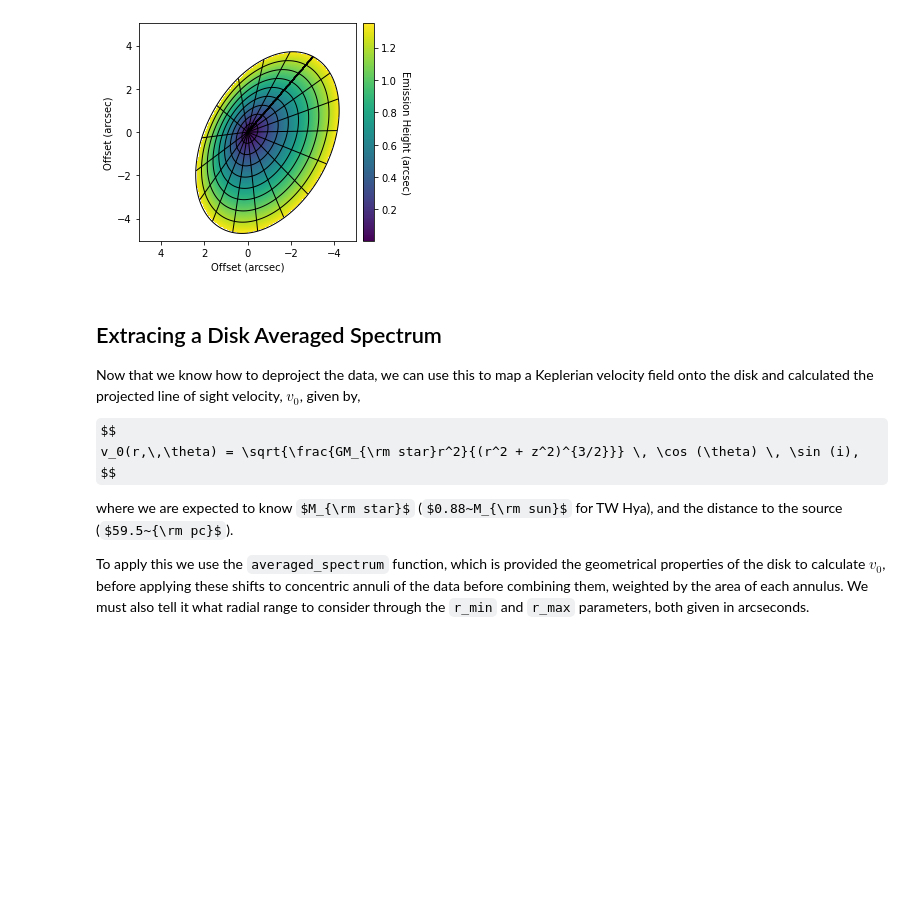
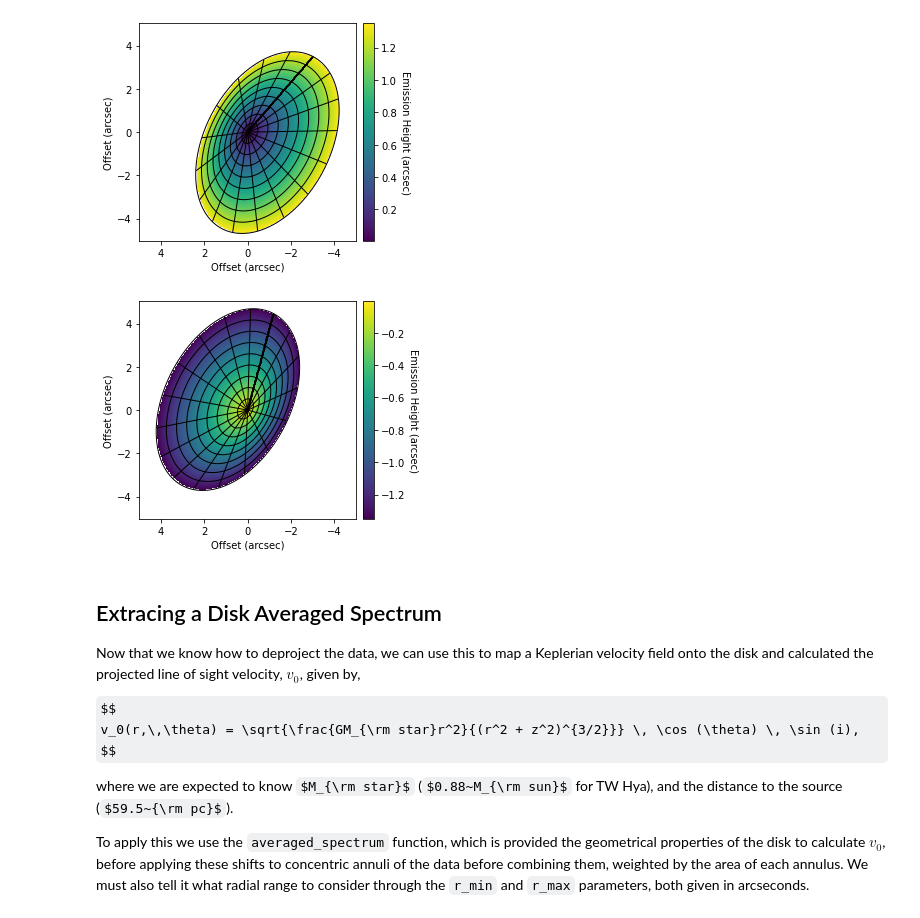
Before and after one commit to richteague/gofish, a Jupyter notebook: docs/user/fishing_basics.ipynb, the cells around one changed output. Drawn from its saved outputs; the diff is of its cells as text; code cells hidden in the pictures; some formulas as TeX source; blank space fills up the shorter version.

```diff
--- a/docs/user/fishing_basics.ipynb
+++ b/docs/user/fishing_basics.ipynb
@@ -107,6 +107,20 @@ ax.set_ylabel('Offset (arcsec)')
 cb.set_label('Emission Height (arcsec)', rotation=270, labelpad=13)
 # %% [output]
 [figure]
+# %%
+rvals, tvals, zvals = cube.disk_coords(inc=130.0, PA=152.0, z0=-0.3, psi=1.0, force_positive_surface=False)
+
+fig, ax = plt.subplots()
+im = ax.imshow(np.where(rvals <= 4.5, zvals, np.nan), origin='lower', extent=cube.extent)
+ax.contour(cube.xaxis, cube.yaxis, rvals, np.arange(0.5, 5.0, 0.5), linewidths=1.0, colors='k')
+ax.contour(cube.xaxis, cube.yaxis, np.where(rvals <= 4.5, tvals, np.nan),
+           np.linspace(-np.pi, np.pi, 18)[:-1], linewidths=1.0, linestyles='-', colors='k')
+cb = plt.colorbar(im, pad=0.02)
+ax.set_xlabel('Offset (arcsec)')
+ax.set_ylabel('Offset (arcsec)')
+cb.set_label('Emission Height (arcsec)', rotation=270, labelpad=13)
+# %% [output]
+[figure, added]
 # %% [markdown]
 ## Extracing a Disk Averaged Spectrum
 
```
Also changed, not shown: parts of 1 cell of this notebook, 2 other files.
